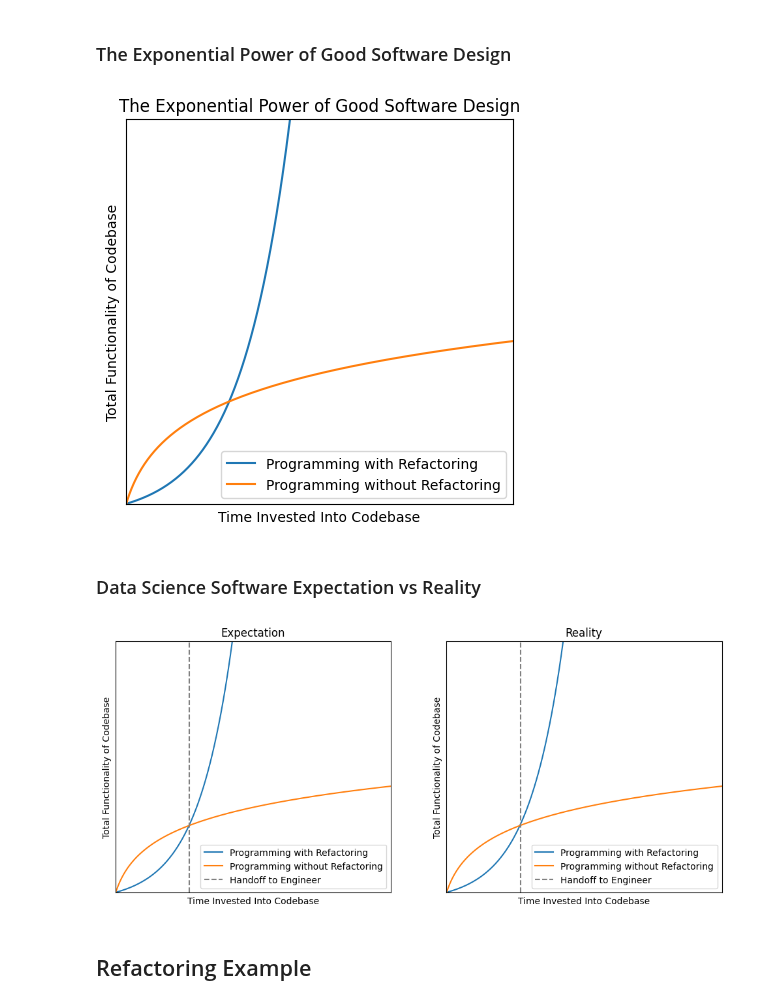
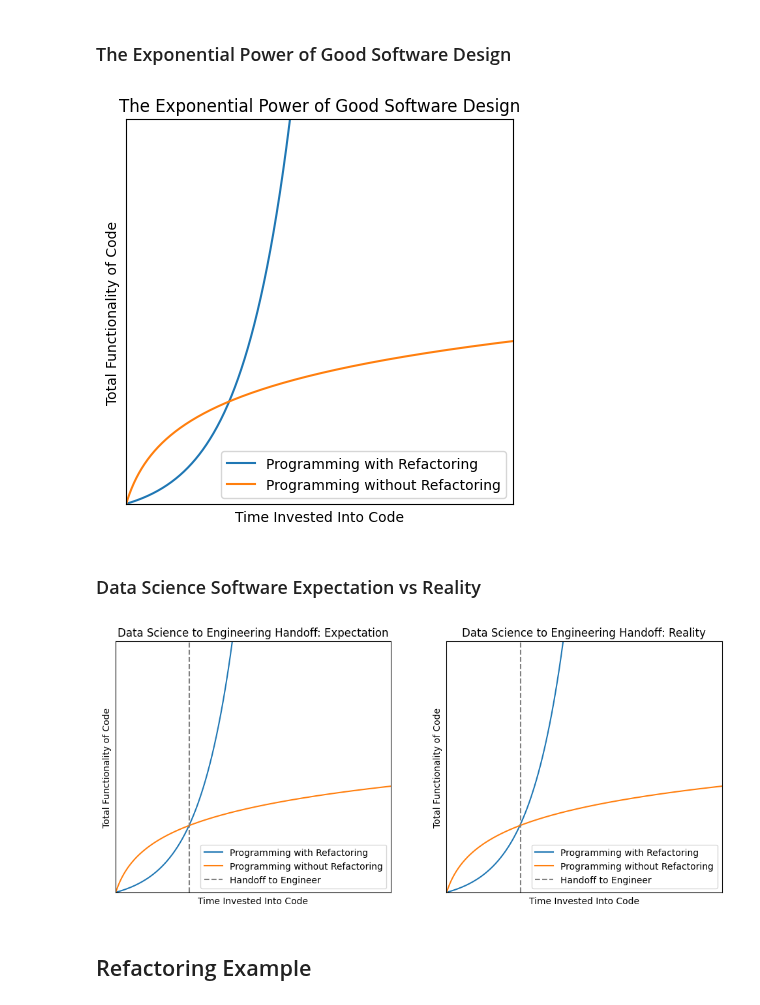
Before and after one commit to bfeif/personal-website, a Jupyter notebook: code/notebooks/refactoring.ipynb, the cells around one changed output. Saved outputs shown, nothing was run; the diff lists cells and outputs as text; code cells hidden in the pictures.

Commit message:
Updated post and code that generates figures for it.

```diff
--- a/code/notebooks/refactoring.ipynb
+++ b/code/notebooks/refactoring.ipynb
@@ -23,38 +23,38 @@ plt.xlim((.7, 20))
 plt.ylim((.7, 20))
 plt.xticks([])
 plt.yticks([])
-plt.xlabel("Time Invested Into Codebase")
-plt.ylabel("Total Functionality of Codebase")
+plt.xlabel("Time Invested Into Code")
+plt.ylabel("Total Functionality of Code")
 plt.title("The Exponential Power of Good Software Design")
 plt.legend()
 
 plt.savefig(os.path.join(images_dir, "log_vs_exponential_returns.png"))
 # %% [output]
-[figure, old version]
+[figure, new version]
 # %% [markdown]
 ### Data Science Software Expectation vs Reality
 # %%
 x = np.linspace(0, 20, 1000)
 base = 1.5
 log_x = np.emath.logn(base, x) + base
 x_pow_e = base ** (x - base)
 fig, axs = plt.subplots(1, 2, figsize=(12, 5))
 for i, title in enumerate(["Expectation", "Reality"]):
     axs[i].plot(x, x_pow_e, label="Programming with Refactoring")
     axs[i].plot(x, log_x, label="Programming without Refactoring")
     axs[i].set_xlim((.7, 20))
     axs[i].set_ylim((.7, 20))
     axs[i].set_xticks([])
     axs[i].set_yticks([])
-    axs[i].set_xlabel("Time Invested Into Codebase")
-    axs[i].set_ylabel("Total Functionality of Codebase")
-    axs[i].set_title(title)
+    axs[i].set_xlabel("Time Invested Into Code")
+    axs[i].set_ylabel("Total Functionality of Code")
+    axs[i].set_title(f"Data Science to Engineering Handoff: {title}")
     axs[i].axvline(x=5.9, color="gray", linestyle="--", label="Handoff to Engineer")
     axs[i].legend(loc="lower right")
 
-plt.savefig(os.path.join(images_dir, "log_vs_exponential_returns.png"))
+plt.savefig(os.path.join(images_dir, "log_vs_exponential_returns_expectation_vs_reality.png"))
 # %% [output]
-[figure, old version]
+[figure, new version]
 # %% [markdown]
 ## Refactoring Example
 # %%
```
Also changed, not shown: parts of 4 cells of this notebook, 4 other files.
